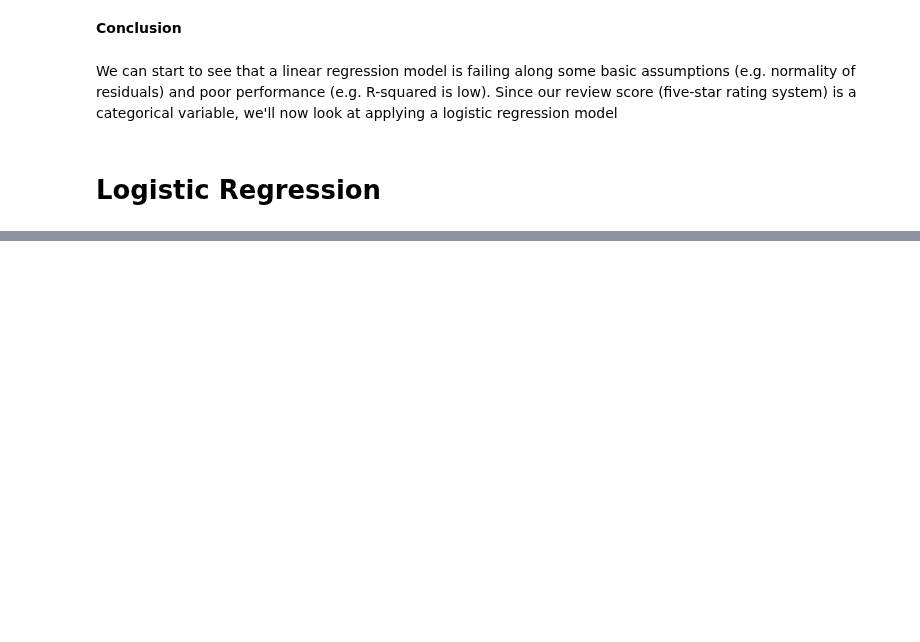
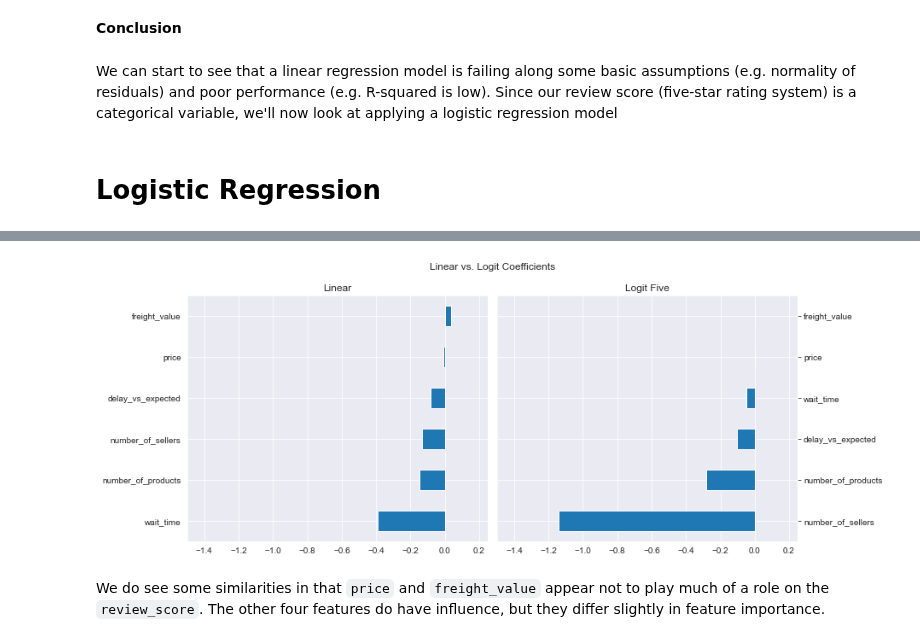
Before and after one commit to phlln/olist-analysis, a Jupyter notebook: notebooks/Orders Analysis.ipynb, the cells around one changed output, grey strips where cells are left out. Drawn from its saved outputs; the diff is of its cells as text; code cells hidden in the pictures; blank space fills up the shorter version.

```diff
--- a/notebooks/Orders Analysis.ipynb
+++ b/notebooks/Orders Analysis.ipynb
@@ -420,15 +729,21 @@ print(linear_model.summary())
 # %%
 plt.figure(figsize=(13,5))
 plt.suptitle('Linear vs. Logit Coefficients')
+
+# Linear Regression - model4
 ax1 = plt.subplot(1,2,1)
 ax1.set_title('Linear')
 ax1.set_xlim(-1.5, 0.25)
-linear_model.params[1:].sort_values().plot(kind='barh', ax=ax1)
+model4.params[1:].sort_values().plot(kind='barh', ax=ax1)
 
+# Logistic Regression - logit_five_model
 ax2 = plt.subplot(1,2,2)
-ax2.set_title('Logit')
+ax2.set_title('Logit Five')
 ax2.yaxis.tick_right()
 ax2.set_xlim(-1.5, 0.25)
 logit_five.params[1:].sort_values().plot(kind='barh', ax=ax2)
 
+plt.tight_layout()
 plt.show()
+# %% [output]
+[figure, added]
@@ -438,0 +750,2 @@ plt.show()
+# %% [markdown]
+We do see some similarities in that `price` and `freight_value` appear not to play much of a role on the `review_score`. The other four features do have influence, but they differ slightly in feature importance.
```
Also changed, not shown: parts of 89 cells of this notebook, 2 other files.
